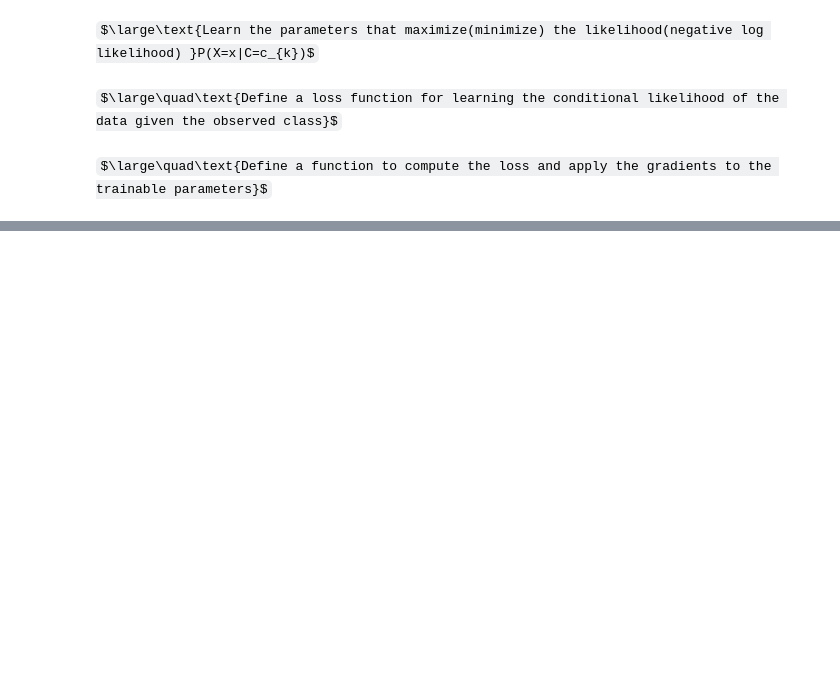
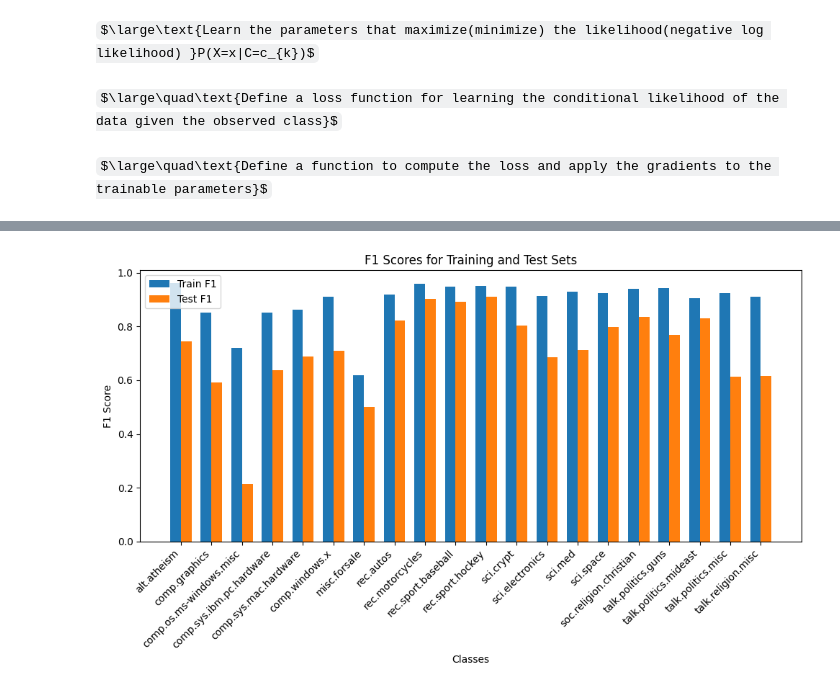
Before and after one commit to toddhricik/Naive-Bayes, a Jupyter notebook: NaiveBayes_TFProbability.ipynb, the cells around one changed output, grey strips where cells are left out. Drawn from its saved outputs; the diff is of its cells as text; code cells hidden in the pictures; some formulas as TeX source; blank space fills up the shorter version.

```diff
--- a/NaiveBayes_TFProbability.ipynb
+++ b/NaiveBayes_TFProbability.ipynb
@@ -208,13 +308,16 @@ def predict_sample(dist, sample, priors):
     cond_probs = dist.log_prob(sample)
     # 2) Compute the joint likelihood
     # P(C=c_k, X=x) = P(C=c_k) * P(X=x | C=c_k) = log(P(C=c_k)) + log(P(X=x | C=c_k))
-    joint_likelihood = np.(tf.math.log(priors), cond_probs)
+    #print('Type(cond_probs):', type(cond_probs))
+    #print('Type priors:', type(tf.cast(priors, dtype=tf.float64)))
+    joint_likelihood = tf.math.add(tf.squeeze(tf.math.log(priors)), tf.squeeze(tf.cast(cond_probs, dtype=tf.float64)))
     # 3) Compute a normalization factor
     norm_factor = tf.math.reduce_logsumexp(joint_likelihood, axis=-1, keepdims=True)
     # 4) Normalise the joint likelihood and returns the log prob
     log_prob = joint_likelihood - norm_factor
-
-    return log_prob
+    # Compute the predicted class
+    y_preds = np.argmax(log_prob, axis=-1)
+    return log_prob, y_preds
 # %%
 # Compare the two results
 for dist in [GT_dist]:
@@ -232,0 +364,19 @@ for dist in [GT_dist]:
+# %%
+# Bar plot the F1 scores for each class in training and test sets
+plt.figure(figsize=(10,6))
+f1_train = f1_score(train_labels, training_preds, average=None)
+f1_test = f1_score(test_labels, testing_preds, average=None)
+x = np.arange(len(categories))  # the label locations
+width = 0.35  # the width of the bars
+# Plotting the bars for training and test F1 scores
+plt.bar(x - width/2, f1_train, width, label='Train F1')
+plt.bar(x + width/2, f1_test, width, label='Test F1')
+plt.xlabel('Classes')
+plt.ylabel('F1 Score')
+plt.title('F1 Scores for Training and Test Sets')
+plt.xticks(x, categories, rotation=45, ha='right')
+plt.legend()
+plt.tight_layout()
+plt.show()
+# %% [output]
+[figure, added]
```
Also changed, not shown: parts of 19 cells of this notebook, 1 other file.
